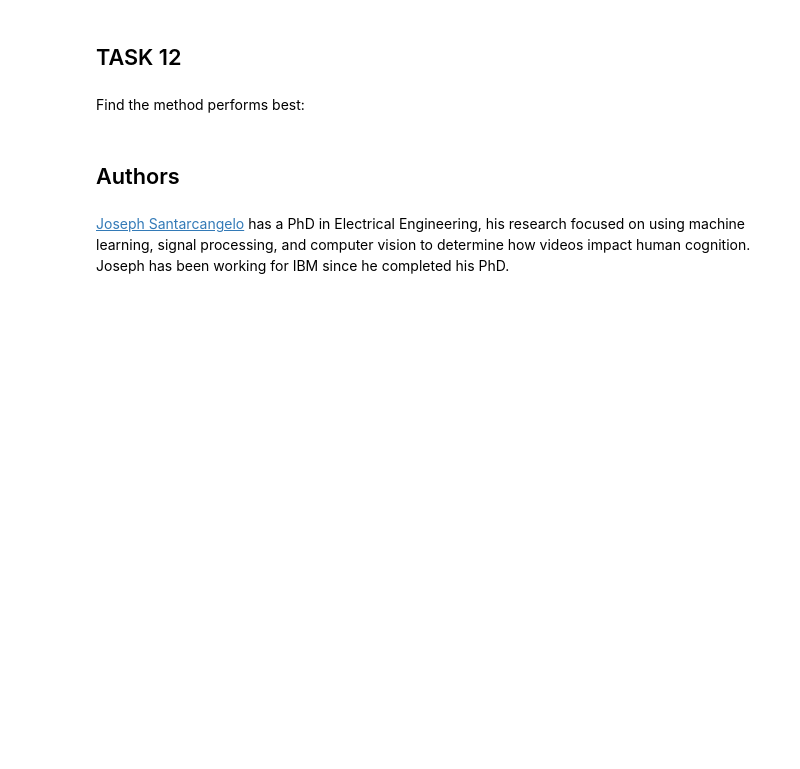
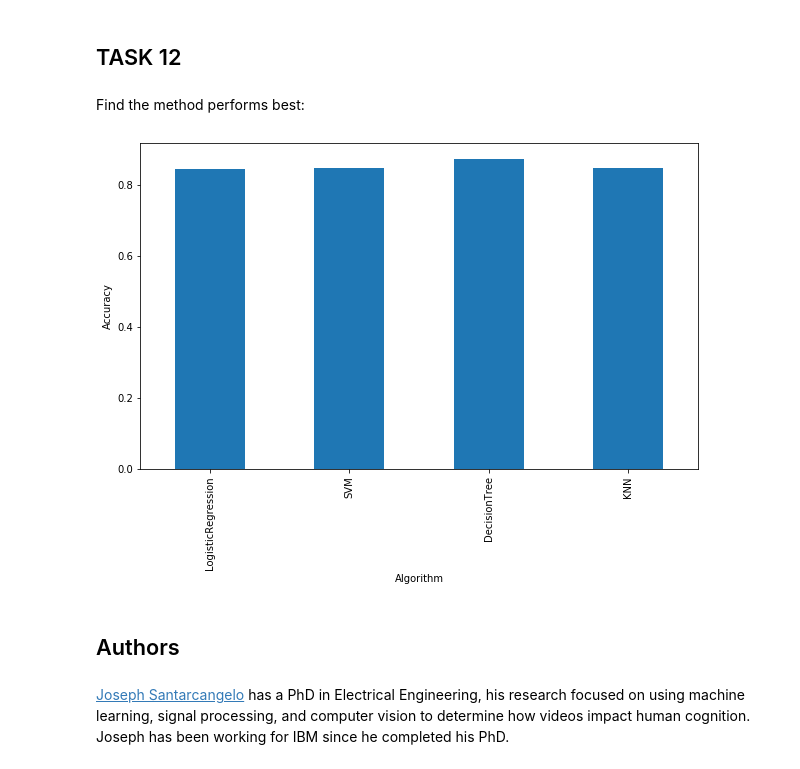
Before and after one commit to thuydan80/Data-Science-Capstone-Project, a Jupyter notebook: SpaceX_Machine Learning Prediction_Part_5_final.ipynb, the cells around one changed output. Drawn from its saved outputs; the diff is of its cells as text; code cells hidden in the pictures; blank space fills up the shorter version.

```diff
--- a/SpaceX_Machine Learning Prediction_Part_5_final.ipynb
+++ b/SpaceX_Machine Learning Prediction_Part_5_final.ipynb
@@ -183,6 +185,8 @@ We output the <code>GridSearchCV</code> object for logistic regression. We displ
 # %%
 print("tuned hpyerparameters :(best parameters) ",logreg_cv.best_params_)
 print("accuracy :",logreg_cv.best_score_)
+Accuracy_Dict.update({'LogisticRegression':logreg_cv.best_score_})
+print(Accuracy_Dict)
 # %% [output]
 tuned hpyerparameters :(best parameters)  {'C': 0.01, 'penalty': 'l2', 'solver': 'lbfgs'}
 accuracy : 0.8464285714285713
@@ -226,6 +231,8 @@ GridSearchCV(cv=10, estimator=SVC(),
 # %%
 print("tuned hpyerparameters :(best parameters) ",svm_cv.best_params_)
 print("accuracy :",svm_cv.best_score_)
+Accuracy_Dict.update({'SVM':svm_cv.best_score_})
+print(Accuracy_Dict)
 # %% [output]
 tuned hpyerparameters :(best parameters)  {'C': 1.0, 'gamma': 0.03162277660168379, 'kernel': 'sigmoid'}
 accuracy : 0.8482142857142856
@@ -272,4 +280,6 @@ GridSearchCV(cv=10, estimator=DecisionTreeClassifier(),
 # %%
 print("tuned hpyerparameters :(best parameters) ",tree_cv.best_params_)
 print("accuracy :",tree_cv.best_score_)
+Accuracy_Dict.update({'DecisionTree':tree_cv.best_score_})
+print(Accuracy_Dict)
 # %% [output]
@@ -312,6 +323,8 @@ GridSearchCV(cv=10, estimator=KNeighborsClassifier(),
 # %%
 print("tuned hpyerparameters :(best parameters) ",knn_cv.best_params_)
 print("accuracy :",knn_cv.best_score_)
+Accuracy_Dict.update({'KNN':knn_cv.best_score_})
+print(Accuracy_Dict)
 # %% [output]
 tuned hpyerparameters :(best parameters)  {'algorithm': 'auto', 'n_neighbors': 10, 'p': 1}
 accuracy : 0.8482142857142858
@@ -335,6 +349,16 @@ plot_confusion_matrix(Y_test,yhat)
 ## TASK  12
 # %% [markdown]
 Find the method performs best:
+# %%
+accuracy_df = pd.DataFrame.from_dict(Accuracy_Dict, orient='index')
+accuracy_df.rename(columns={0: 'Accuracy'}, inplace=True)
+
+accuracy_df.plot(kind='bar', figsize=(10,6), legend=None)
+plt.xlabel("Algorithm")
+plt.ylabel("Accuracy")
+plt.show()
+# %% [output]
+[figure, added]
 # %% [markdown]
 ## Authors
 # %% [markdown]
```
Also changed, not shown: parts of 5 cells of this notebook, 1 other file.
